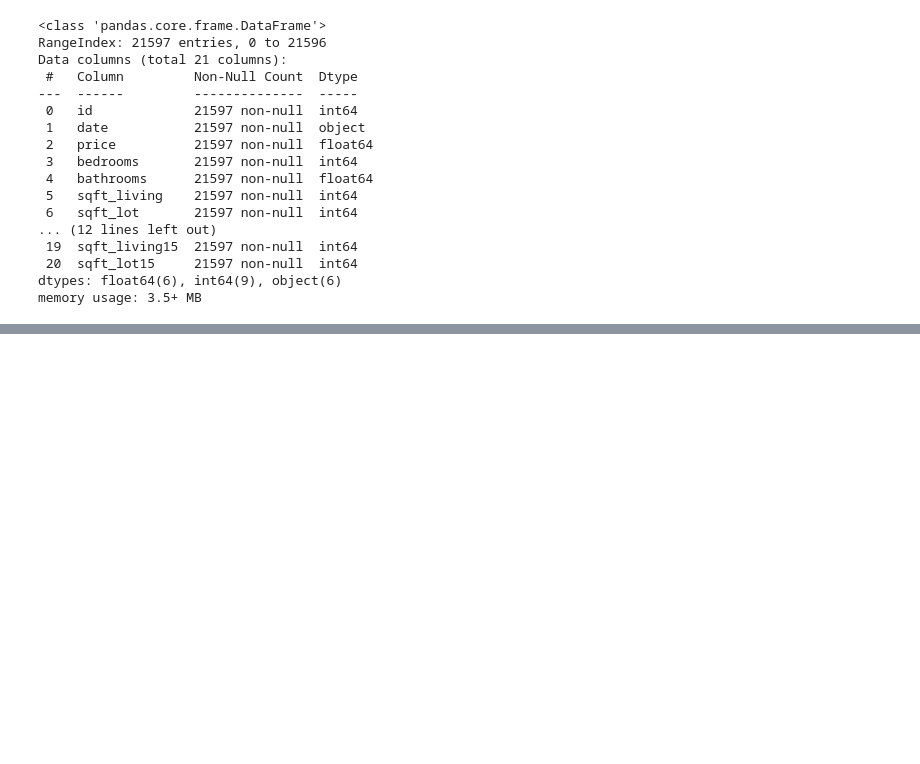
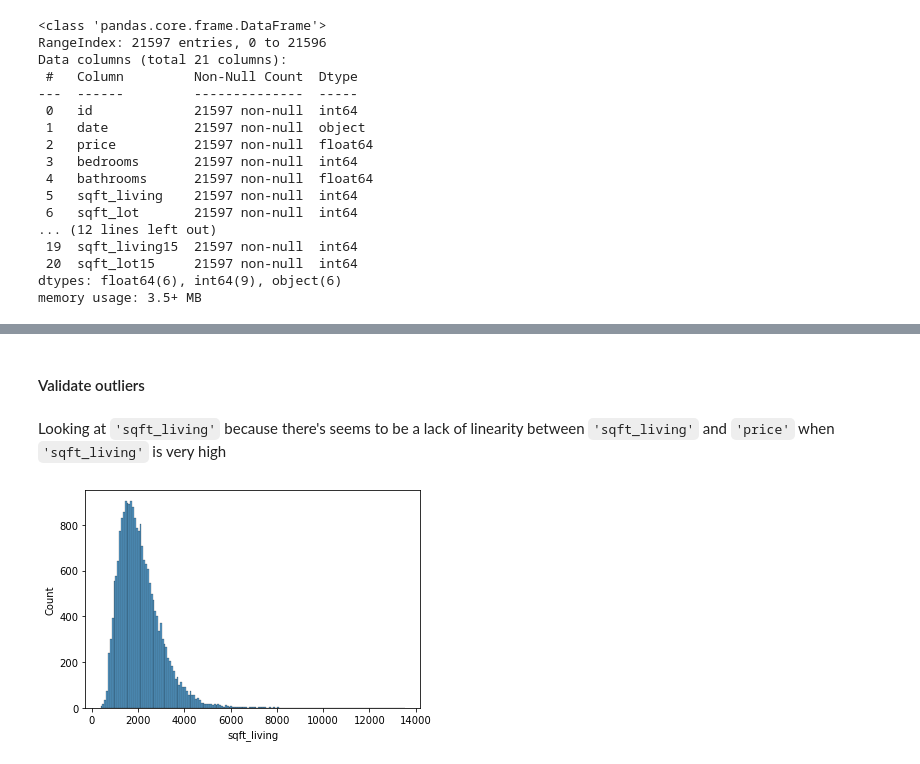
Before and after one commit to ondugba/Housing_Price_Predictor, a Jupyter notebook: Alex.ipynb, the cells around one changed output, grey strips where cells are left out. Cells and saved outputs as stored; diff of their text form; code cells hidden in the pictures; blank space fills up the shorter version.

```diff
--- a/Alex.ipynb
+++ b/Alex.ipynb
@@ -88,0 +268,8 @@ Name: id, Length: 21597, dtype: int64
+# %% [markdown]
+#### Validate outliers
+# %% [markdown]
+Looking at `'sqft_living'` because there's seems to be a lack of linearity between `'sqft_living'` and  `'price'` when `'sqft_living'` is very high
+# %%
+sns.histplot(df['sqft_living']);
+# %% [output]
+[figure, added]
```
Also changed, not shown: parts of 32 cells of this notebook.
